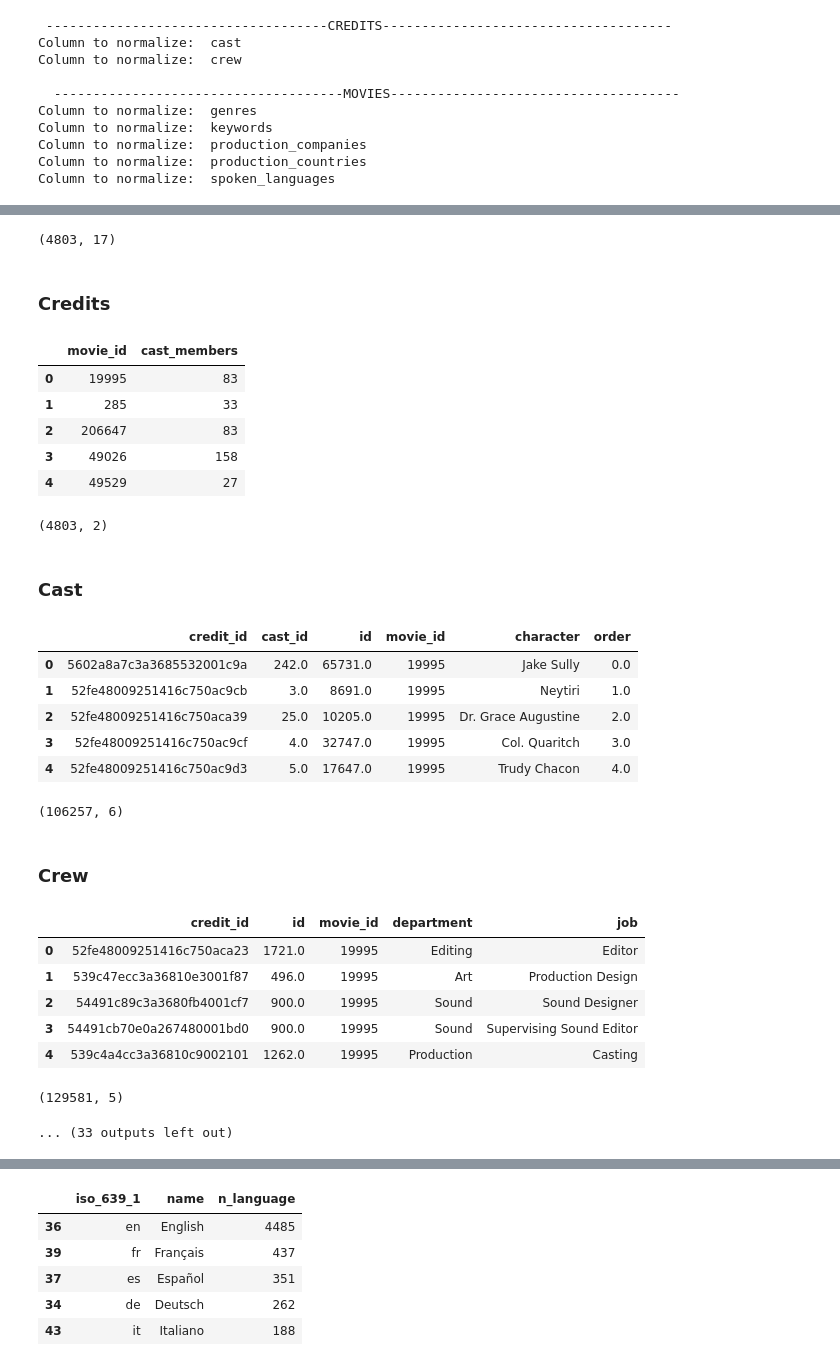
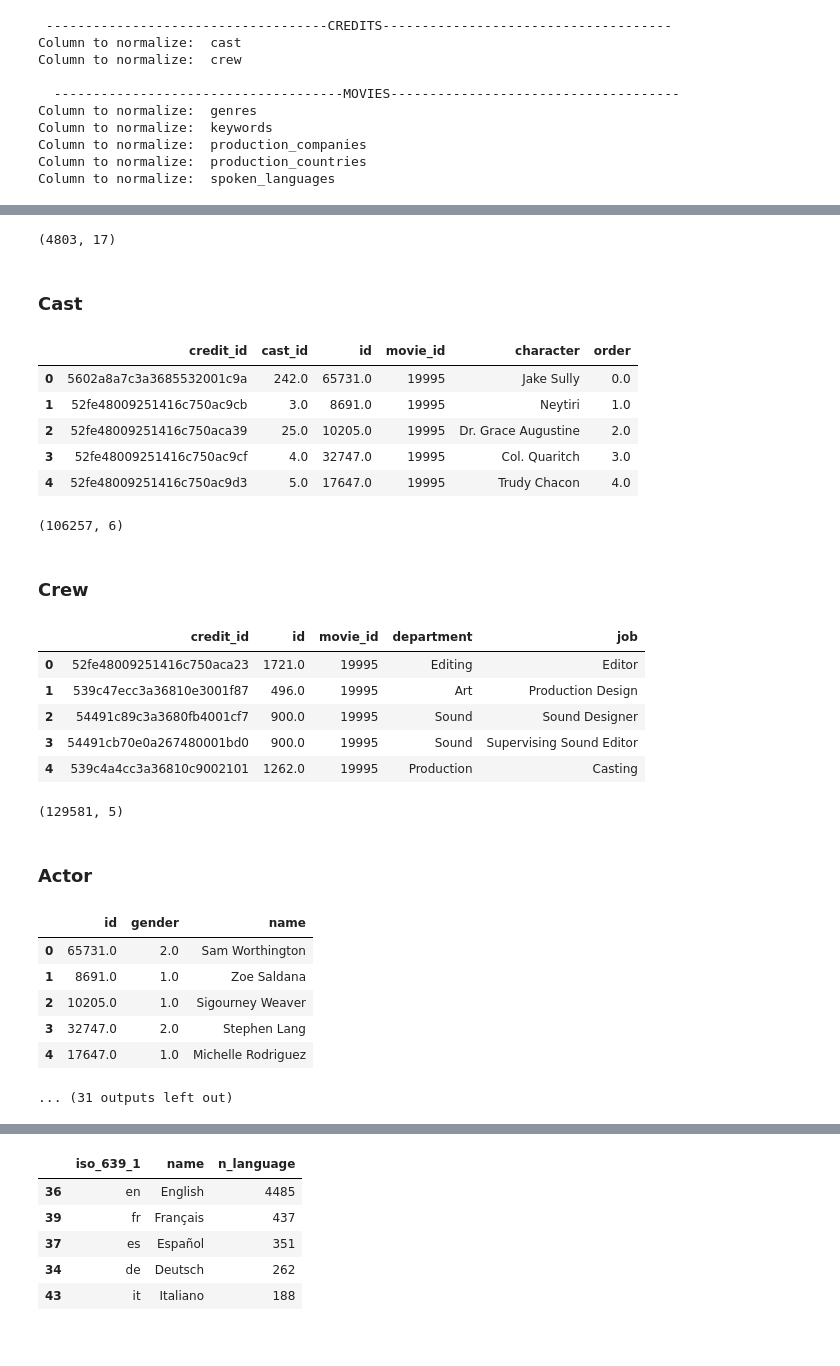
Before and after one commit to mat0692/FCS, a Jupyter notebook: Project FCS.ipynb, the cells around one changed output, grey strips where cells are left out. Drawn from its saved outputs; the diff is of its cells as text; code cells hidden in the pictures.

```diff
--- a/Project FCS.ipynb
+++ b/Project FCS.ipynb
@@ -37,7 +53,14 @@ def n_cast(x): # per calcolare il numero di cast member
         df = pd.DataFrame(x)['id'].unique() # vediamo se ci sono membri del cast ripetuti
         return len(df)
     else:
-        return len(x)
+        return 0
+
 credits['cast_members'] = credits['cast'].apply(n_cast) # creiamo nuova colonna con all'interno il numero di cast member
-credits[['movie_id','cast_members']].head()
+
+app = pd.DataFrame(credits['cast'].apply(json.loads)[1]) # prendiamo l'elem di posizione 1 dove abbiamo notato che eliminando i valori ripetuti, si ha un numero di elementi del cast minore. Es.Keith Richards 'id'-1430
+display(Markdown("<br>Es. movie_id: 285 abbiamo elementi del cast ripetuti:"),
+        app[app['id']==1430], # 1430 id 'Keith Richards' - elemento ripetuto
+        Markdown("<br>**Risultato (elementi del cast ripetuti non vengono conteggiati):**"),
+        credits[['movie_id', 'title', 'cast_members']].head(),
+        Markdown("<br>"))
 # %% [output]
@@ -127,8 +167,9 @@ def domain(url):
         for i in range(len(home)):
             dom = re.findall(r'[\w\-+.]+', home[i])  # in dom[0] è presente http..., in dom[1] il dominio effettivo
             x.append(dom[1])
-        return str(x)[1:-1] # trasformo in stringa levo parentesi quadre e apici
+        return str(x)[1:-1].replace("'","") # trasformo in stringa levo parentesi quadre ([1:-1]) e apici con replace(). [2:-2] NO causa multiple homepage
 
 movies['domain'] = movies['homepage'].apply(domain)
-movies[['title','homepage','domain']][3725:3735].dropna() # toglie solo quelli con homepage e quindi domain a NaN, i titoli sono presenti in ogni riga
+display(Markdown("<br>**Dominio per ogni homepage** (mostrati anche i valori nulli), possibilità di rimuoverli tramite l'utilizzo di *dropna()*"),
+        movies[['title','homepage','domain']][3725:3735])
 # %% [output]
@@ -209,10 +255,12 @@ def norm(col, df_start, key): # funzione per normalizzare
 ###### NORMALIZZAZIONE #######
 
 #credits['title'].equals(movies['title'])
-credits2 = credits[['movie_id', 'cast_members']].copy() # .copy per evitare SettingWithCopyWarning
+#credits2 = credits[['movie_id', 'cast_members']].copy() # copy() per evitare SettingWithCopyWarning
 movies2 = movies[['id', 'budget', 'homepage', 'domain', 'original_language', 'original_title',
                   'overview', 'popularity', 'release_date', 'year', 'revenue', 'runtime',
-                  'status', 'tagline', 'title', 'vote_average', 'vote_count']].copy() # .copy per evitare SettingWithCopyWarning
+                  'status', 'tagline', 'title', 'vote_average', 'vote_count']].copy() # copy() per evitare SettingWithCopyWarning
+#movies2 = pd.merge(movies2, credits2, on = 'movie_id') # per appendere cast_member alla tabella movies2
+movies2 = movies2.rename(index = str, columns={'id':'movie_id'}) # rinomino attributo
 
 cast = norm("cast", credits, "movie_id")
 cast2 = cast[['credit_id', 'cast_id', 'id', 'movie_id', 'character', 'order']] # norm
@@ -254,12 +302,9 @@ spoken_languages_id = norm("spoken_languages", movies, "id")
 spoken_languages = spoken_languages_id[['iso_639_1', 'name']].drop_duplicates().reset_index(drop=True)
 spoken_languages_id = spoken_languages_id[['movie_id', 'iso_639_1']]
 # %%
-#bold = "\033[1m"
-#reset = "\033[0;0m"
-#print(bold, "Cast".center(80,"-"), reset)
-
-display(Markdown("### Movies"), movies2.head(3), movies2.shape,
-        Markdown("### Credits"), credits2.head(), credits2.shape,
+display(Markdown("## Tabelle normalizzate:"),
+        Markdown("### Movies"), movies2.head(3), movies2.shape,
+        #Markdown("### Credits"), credits2.head(), credits2.shape,
         Markdown("### Cast"), cast2.head(), cast2.shape,
         Markdown("### Crew"), crew2.head(), crew2.shape,
         Markdown("### Actor"), actor.head(), actor.shape,
@@ -282,27 +328,26 @@ display(Markdown("### Movies"), movies2.head(3), movies2.shape,
 (4803, 17)
-### Credits
+### Cast
-|  | movie_id | cast_members |
-| 0 | 19995 | 83 |
-| 1 | 285 | 33 |
-| 2 | 206647 | 83 |
-| 3 | 49026 | 158 |
-| 4 | 49529 | 27 |
+|  | credit_id | cast_id | id | movie_id | character | order |
+| 0 | 5602a8a7c3a3685532001c9a | 242.0 | 65731.0 | 19995 | Jake Sully | 0.0 |
+| 1 | 52fe48009251416c750ac9cb | 3.0 | 8691.0 | 19995 | Neytiri | 1.0 |
+| 2 | 52fe48009251416c750aca39 | 25.0 | 10205.0 | 19995 | Dr. Grace Augustine | 2.0 |
+| 3 | 52fe48009251416c750ac9cf | 4.0 | 32747.0 | 19995 | Col. Quaritch | 3.0 |
+| 4 | 52fe48009251416c750ac9d3 | 5.0 | 17647.0 | 19995 | Trudy Chacon | 4.0 |
-(4803, 2)
+(106257, 6)
-### Cast
+### Crew
-|  | credit_id | cast_id | id | movie_id | character | order |
-| 0 | 5602a8a7c3a3685532001c9a | 242.0 | 65731.0 | 19995 | Jake Sully | 0.0 |
-| 1 | 52fe48009251416c750ac9cb | 3.0 | 8691.0 | 19995 | Neytiri | 1.0 |
-| 2 | 52fe48009251416c750aca39 | 25.0 | 10205.0 | 19995 | Dr. Grace Augustine | 2.0 |
-| 3 | 52fe48009251416c750ac9cf | 4.0 | 32747.0 | 19995 | Col. Quaritch | 3.0 |
-| 4 | 52fe48009251416c750ac9d3 | 5.0 | 17647.0 | 19995 | Trudy Chacon | 4.0 |
+|  | credit_id | id | movie_id | department | job |
+| 0 | 52fe48009251416c750aca23 | 1721.0 | 19995 | Editing | Editor |
+| 1 | 539c47ecc3a36810e3001f87 | 496.0 | 19995 | Art | Production Design |
+| 2 | 54491c89c3a3680fb4001cf7 | 900.0 | 19995 | Sound | Sound Designer |
+| 3 | 54491cb70e0a267480001bd0 | 900.0 | 19995 | Sound | Supervising Sound Editor |
+| 4 | 539c4a4cc3a36810c9002101 | 1262.0 | 19995 | Production | Casting |
-(106257, 6)
+(129581, 5)
-### Crew
+### Actor
-|  | credit_id | id | movie_id | department | job |
-| 0 | 52fe48009251416c750aca23 | 1721.0 | 19995 | Editing | Editor |
-| 1 | 539c47ecc3a36810e3001f87 | 496.0 | 19995 | Art | Production Design |
-| 2 | 54491c89c3a3680fb4001cf7 | 900.0 | 19995 | Sound | Sound Designer |
-| 3 | 54491cb70e0a267480001bd0 | 900.0 | 19995 | Sound | Supervising Sound Editor |
-| 4 | 539c4a4cc3a36810c9002101 | 1262.0 | 19995 | Production | Casting |
+|  | id | gender | name |
+| 0 | 65731.0 | 2.0 | Sam Worthington |
+| 1 | 8691.0 | 1.0 | Zoe Saldana |
+| 2 | 10205.0 | 1.0 | Sigourney Weaver |
+| 3 | 32747.0 | 2.0 | Stephen Lang |
+| 4 | 17647.0 | 1.0 | Michelle Rodriguez |
-(129581, 5)
+... (31 outputs left out)
-... (33 outputs left out)
 # %% [markdown]
```
Also changed, not shown: parts of 34 cells of this notebook.
